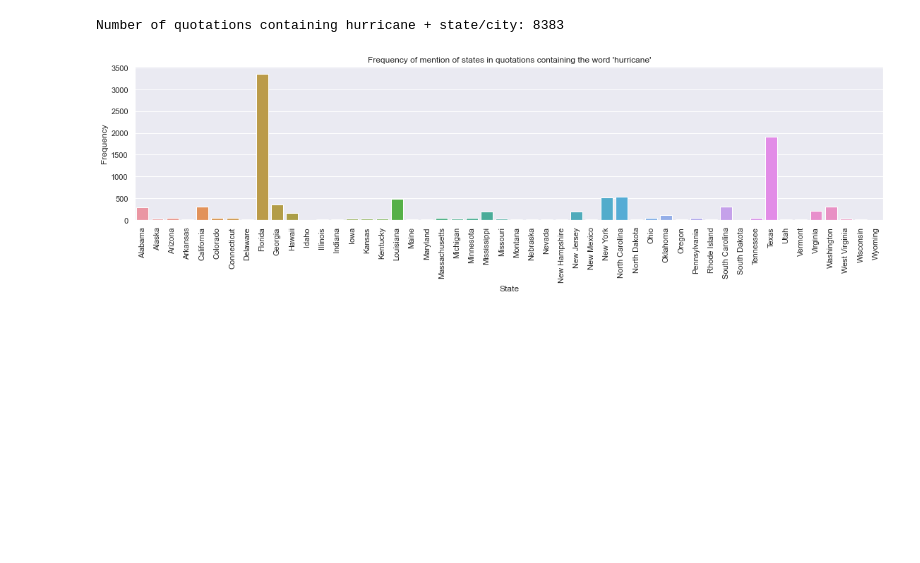
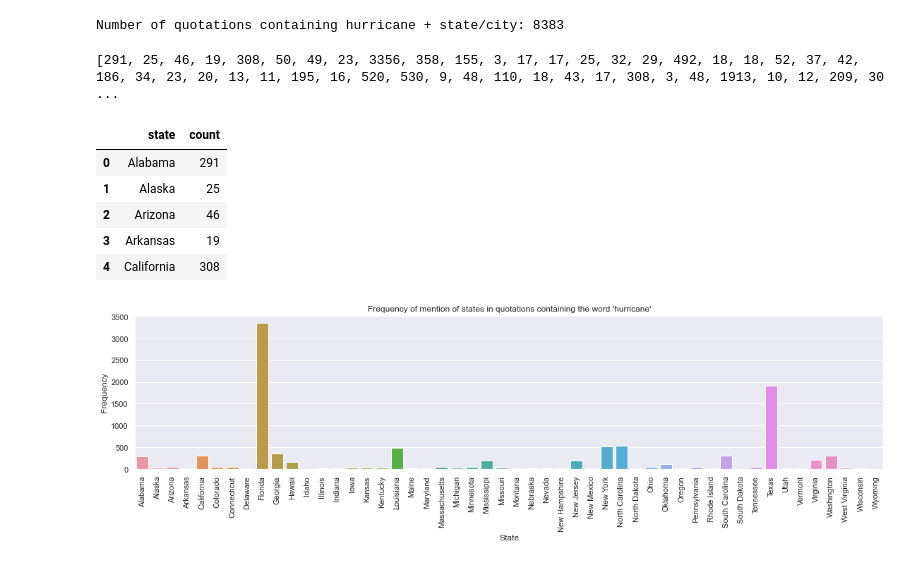
Before and after one commit to epfl-ada/ada-2021-project-marietan-ghariani-bracone-karimi, a Jupyter notebook: project.ipynb, the cells around one changed output. Cells and saved outputs as stored; diff of their text form; code cells hidden in the pictures; blank space fills up the shorter version.

```diff
--- a/project.ipynb
+++ b/project.ipynb
@@ -681,6 +681,22 @@ print(f"Number of quotations containing hurricane + state/city: %d" % len(df_loc
 Number of quotations containing hurricane + state/city: 8383
 # %%
 place_occurrence = [len(df_hurricane[df_hurricane["quotation"].str.contains(place)].index) for place in states]
+print(place_occurrence)
+# %% [output]
+[291, 25, 46, 19, 308, 50, 49, 23, 3356, 358, 155, 3, 17, 17, 25, 32, 29, 492, 18, 18, 52, 37, 42, 186, 34, 23, 20, 13, 11, 195, 16, 520, 530, 9, 48, 110, 18, 43, 17, 308, 3, 48, 1913, 10, 12, 209, 30 ...
+# %%
+# Save these values to generate a US interactive map from it in interactive_maps/us_map.ipynb
+df_save = pd.DataFrame({'state': states,
+                   'count': place_occurrence})
+df_save.to_csv('interactive_maps/hurr_us_count.csv',index=False)
+df_save.head()
+# %% [output]
+|  | state | count |
+| 0 | Alabama | 291 |
+| 1 | Alaska | 25 |
+| 2 | Arizona | 46 |
+| 3 | Arkansas | 19 |
+| 4 | California | 308 |
 # %%
 sns.set(rc={'figure.figsize':(19,4)})
 plt.xticks(rotation=90)
```
Also changed, not shown: parts of 1 cell of this notebook, 4 other files.
